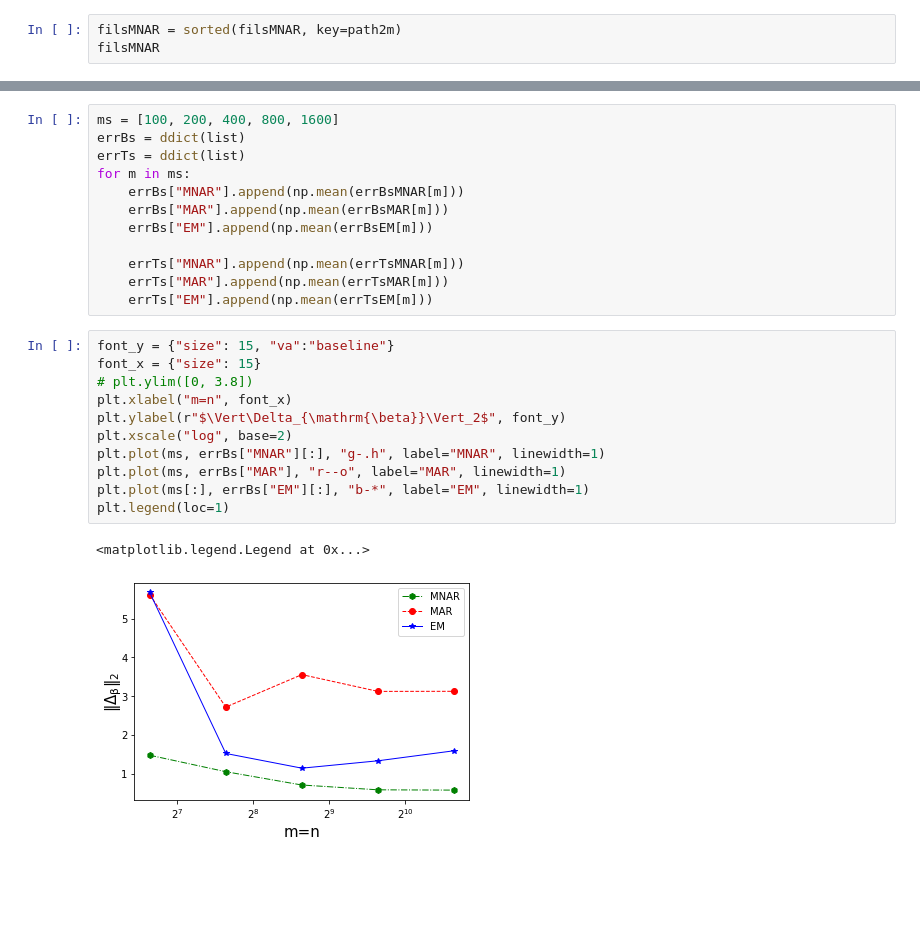
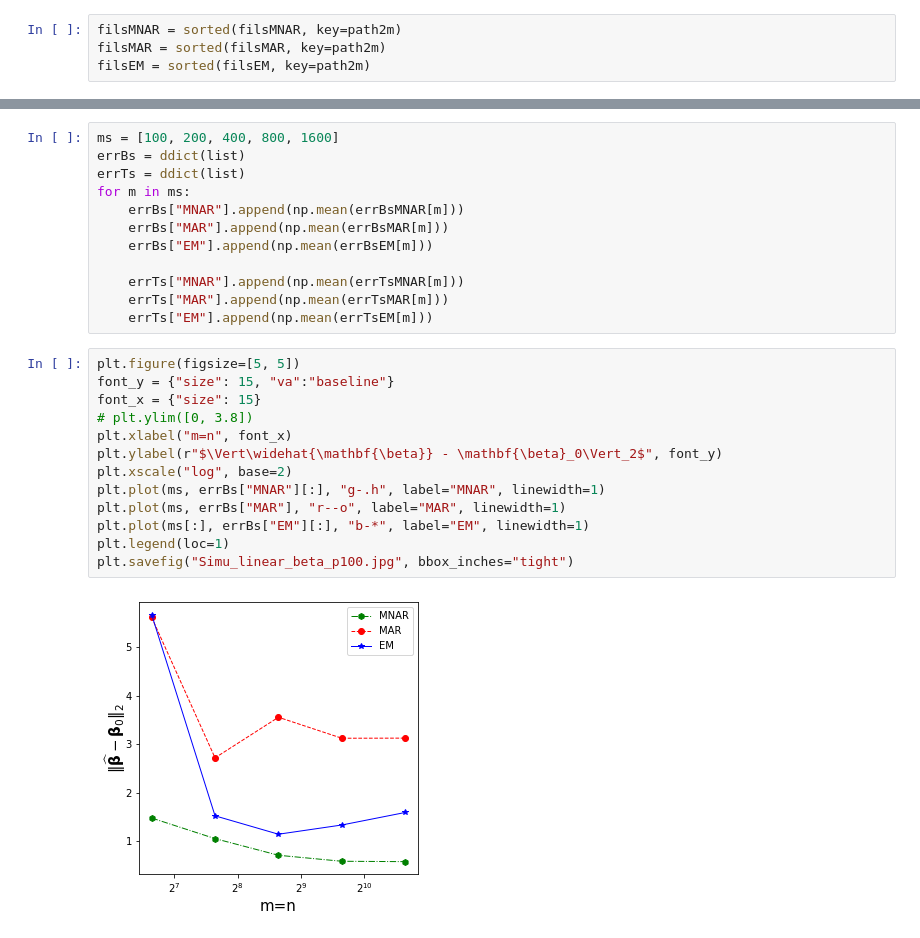
Before and after one commit to JINhuaqing/MNAR, a Jupyter notebook: ErrPlotLinear100.ipynb, the cells around one changed output, grey strips where cells are left out. Saved outputs shown, nothing was run; the diff lists cells and outputs as text; blank space fills up the shorter version.

Commit message:
plots and real data code

```diff
--- a/ErrPlotLinear100.ipynb
+++ b/ErrPlotLinear100.ipynb
@@ -15,4 +15,5 @@ def path2m(fil):
     return m
 # %%
 filsMNAR = sorted(filsMNAR, key=path2m)
-filsMNAR
+filsMAR = sorted(filsMAR, key=path2m)
+filsEM = sorted(filsEM, key=path2m)
@@ -87,17 +70,18 @@ for m in ms:
     errTs["MAR"].append(np.mean(errTsMAR[m]))
     errTs["EM"].append(np.mean(errTsEM[m]))
 # %%
+plt.figure(figsize=[5, 5])
 font_y = {"size": 15, "va":"baseline"}
 font_x = {"size": 15}
 # plt.ylim([0, 3.8])
 plt.xlabel("m=n", font_x)
-plt.ylabel(r"$\Vert\Delta_{\mathrm{\beta}}\Vert_2$", font_y)
+plt.ylabel(r"$\Vert\widehat{\mathbf{\beta}} - \mathbf{\beta}_0\Vert_2$", font_y)
 plt.xscale("log", base=2)
 plt.plot(ms, errBs["MNAR"][:], "g-.h", label="MNAR", linewidth=1)
 plt.plot(ms, errBs["MAR"], "r--o", label="MAR", linewidth=1)
 plt.plot(ms[:], errBs["EM"][:], "b-*", label="EM", linewidth=1)
 plt.legend(loc=1)
+plt.savefig("Simu_linear_beta_p100.jpg", bbox_inches="tight")
 # %% [output]
-<matplotlib.legend.Legend at 0x...>
-[figure, old version]
+[figure, new version]
 # %%
```
Also changed, not shown: parts of 2 cells of this notebook, 21 other files.
